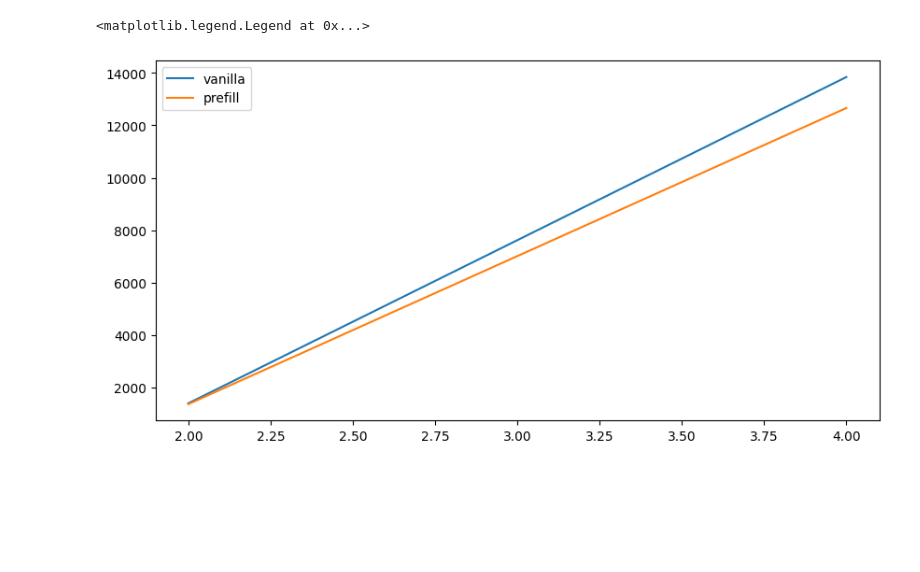
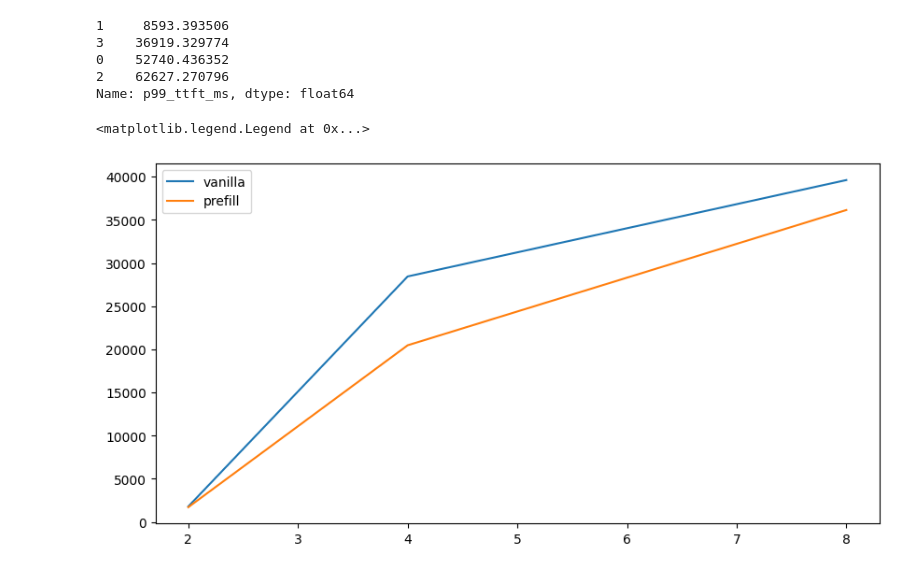
Before and after one commit to KuntaiDu/vllm_prefill, a Jupyter notebook: eval/end_to_end/visualize.ipynb, the cells around one changed output. Saved outputs shown, nothing was run; the diff lists cells and outputs as text; code cells hidden in the pictures; blank space fills up the shorter version.

```diff
--- a/eval/end_to_end/visualize.ipynb
+++ b/eval/end_to_end/visualize.ipynb
@@ -14,8 +14,7 @@ def load_results(results_dir):
         kwargs = {}
 
         for i in range(0, len(args), 2):
-            kwargs[args[i]] = float(args[i+1].split("_")[0])
-            break
+            kwargs[args[i]] = float(args[i+1])
 
         with open(results_dir/path, "rb") as f:
             data = json.load(f)
@@ -24,8 +23,7 @@ def load_results(results_dir):
     return results
 # %%
 vanilla = pd.DataFrame.from_dict(load_results("/root/vllm_prefill/eval/end_to_end/results/vanilla"))
-prefill = pd.DataFrame.from_dict(load_results("/root/vllm_prefill/eval/end_to_end/results/prefill"))
-
-vanilla.head()
-prefill.head()
+prefill = pd.DataFrame.from_dict(load_results("/root/vllm_prefill/eval/end_to_end/results/prefill_csjf"))
+vanilla.sort_values(by="qps", inplace=True)
+prefill.sort_values(by="qps", inplace=True)
 # %% [output]
@@ -40,11 +38,19 @@ qps__4_num_users__40_num_documents__5_user_history_mean__15000_user_history_std_
+# %%
+prefill["p99_ttft_ms"]
+# %% [output]
+1     8593.393506
+3    36919.329774
+0    52740.436352
+2    62627.270796
+Name: p99_ttft_ms, dtype: float64
 # %%
 import matplotlib.pyplot as plt
 
 fig, ax = plt.subplots(figsize=(10, 5))
 
-ax.plot(vanilla["qps"], vanilla["mean_ttft_ms"], label="vanilla")
-ax.plot(prefill["qps"], prefill["mean_ttft_ms"], label="prefill")
+ax.plot(vanilla["qps"], vanilla["median_ttft_ms"], label="vanilla")
+ax.plot(prefill["qps"], prefill["median_ttft_ms"], label="prefill")
 ax.legend()
 # %% [output]
 <matplotlib.legend.Legend at 0x...>
-[figure, old version]
+[figure, new version]
```
Also changed, not shown: parts of 1 cell of this notebook, 4 other files.
